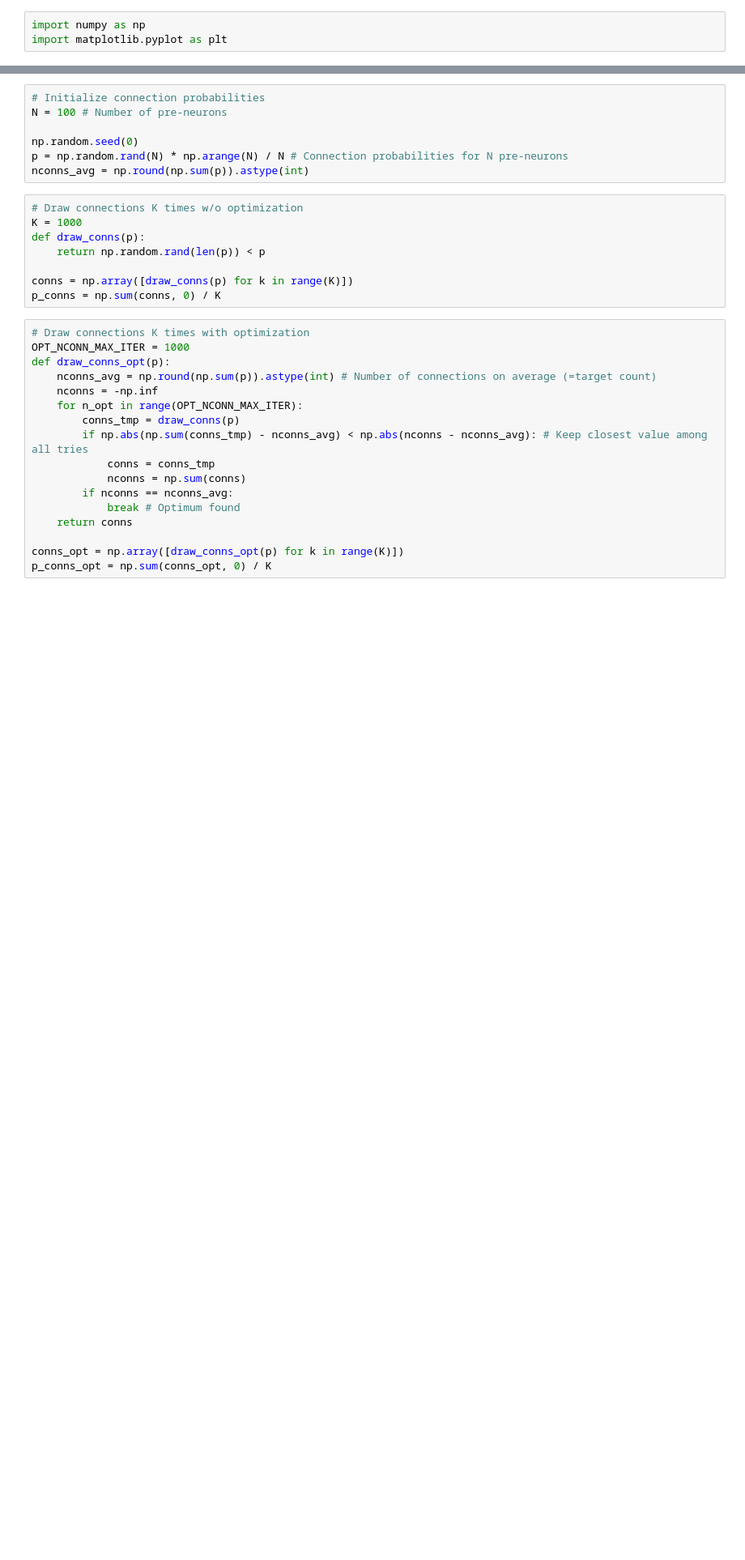
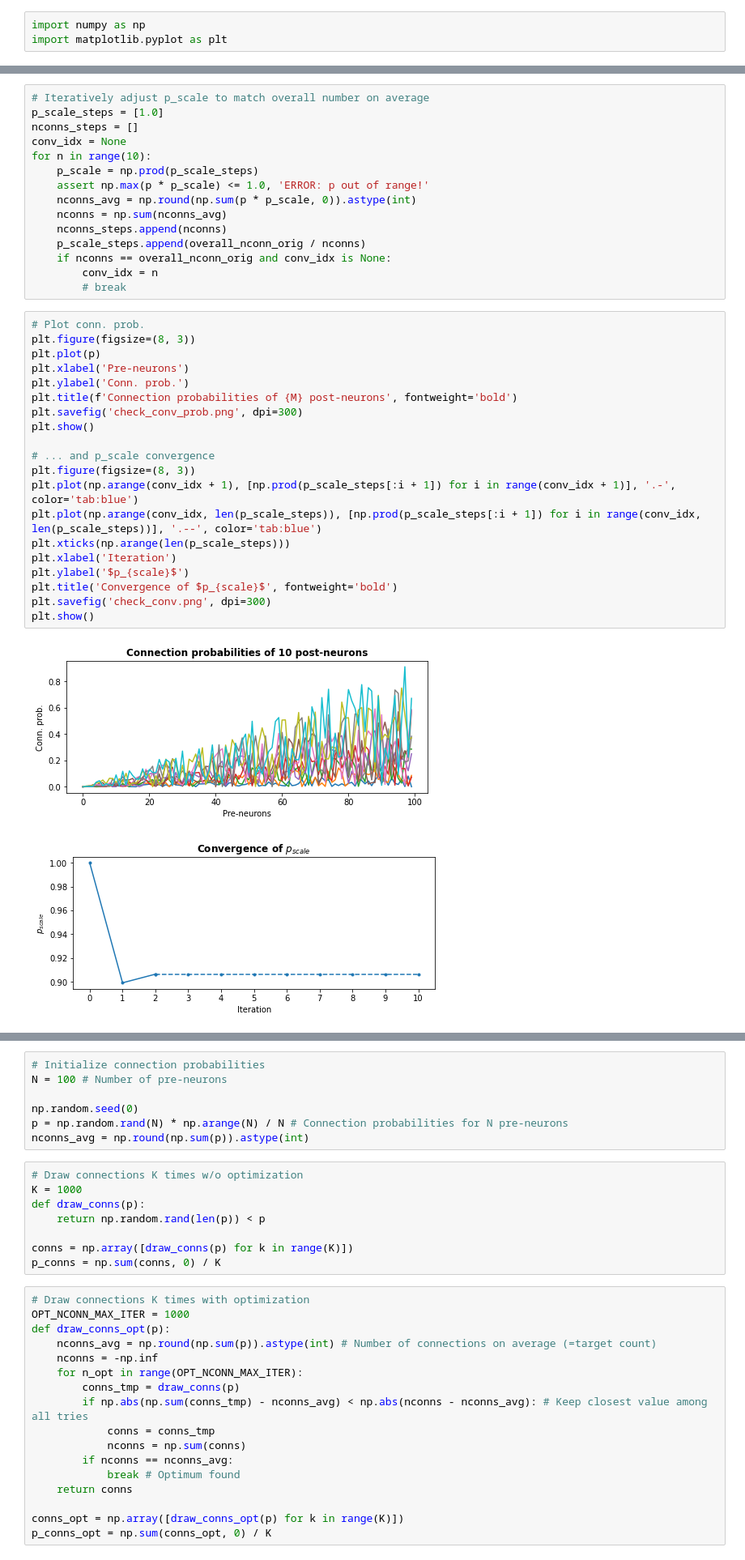
Before and after one commit to BlueBrain/connectome-manipulator, a Jupyter notebook: examples/ipython_notebooks/check_opt_nconn.ipynb, the cells around one changed output, grey strips where cells are left out. Shown at 81% size. Saved outputs shown, nothing was run; the diff lists cells and outputs as text; blank space fills up the shorter version.

Commit message:
Improved #connections optimization notebook

```diff
--- a/examples/ipython_notebooks/check_opt_nconn.ipynb
+++ b/examples/ipython_notebooks/check_opt_nconn.ipynb
@@ -7,0 +25,38 @@ import matplotlib.pyplot as plt
+# %%
+# Iteratively adjust p_scale to match overall number on average
+p_scale_steps = [1.0]
+nconns_steps = []
+conv_idx = None
+for n in range(10):
+    p_scale = np.prod(p_scale_steps)
+    assert np.max(p * p_scale) <= 1.0, 'ERROR: p out of range!'
+    nconns_avg = np.round(np.sum(p * p_scale, 0)).astype(int)
+    nconns = np.sum(nconns_avg)
+    nconns_steps.append(nconns)
+    p_scale_steps.append(overall_nconn_orig / nconns)
+    if nconns == overall_nconn_orig and conv_idx is None:
+        conv_idx = n
+        # break
+# %%
+# Plot conn. prob.
+plt.figure(figsize=(8, 3))
+plt.plot(p)
+plt.xlabel('Pre-neurons')
+plt.ylabel('Conn. prob.')
+plt.title(f'Connection probabilities of {M} post-neurons', fontweight='bold')
+plt.savefig('check_conv_prob.png', dpi=300)
+plt.show()
+
+# ... and p_scale convergence
+plt.figure(figsize=(8, 3))
+plt.plot(np.arange(conv_idx + 1), [np.prod(p_scale_steps[:i + 1]) for i in range(conv_idx + 1)], '.-', color='tab:blue')
+plt.plot(np.arange(conv_idx, len(p_scale_steps)), [np.prod(p_scale_steps[:i + 1]) for i in range(conv_idx, len(p_scale_steps))], '.--', color='tab:blue')
+plt.xticks(np.arange(len(p_scale_steps)))
+plt.xlabel('Iteration')
+plt.ylabel('$p_{scale}$')
+plt.title('Convergence of $p_{scale}$', fontweight='bold')
+plt.savefig('check_conv.png', dpi=300)
+plt.show()
+# %% [output]
+[figure, added]
+[figure, added]
```
Also changed, not shown: parts of 5 cells of this notebook.
